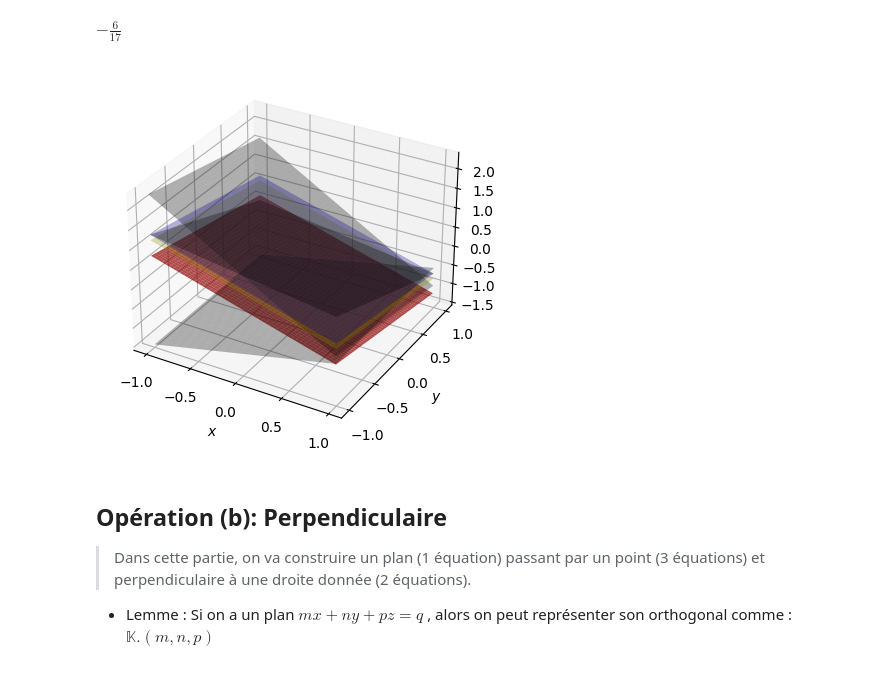
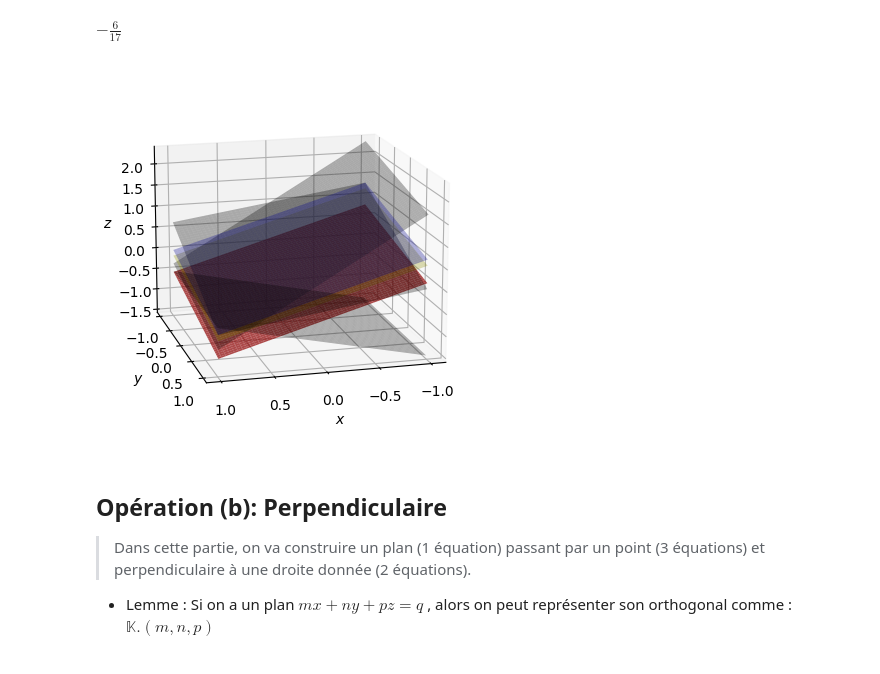
Before and after one commit to Languisher/Projects-2023, a Jupyter notebook: Projet_AL/Projet_Final.ipynb, the cells around one changed output. Drawn from its saved outputs; the diff is of its cells as text; code cells hidden in the pictures.

```diff
--- a/Projet_AL/Projet_Final.ipynb
+++ b/Projet_AL/Projet_Final.ipynb
@@ -283,35 +283,35 @@ for i in range(3):
     ax.plot_surface(X, Y, point_intersection_Z[i], color="black", alpha=0.3)
 
 # ---Le résultat d'après le théorème d'hyperplan--- #
 plan_nouveau_Z = ((n_lamda * point_intersection.params[0][3] + \
                  n_mu * point_intersection.params[1][3] + \
                  n_gamma * point_intersection.params[2][3]) - \
                  (n_lamda * point_intersection.params[0][0] +
                    n_mu * point_intersection.params[1][0] +
                    n_gamma * point_intersection.params[2][0]) * X - \
                  (n_lamda * point_intersection.params[0][1] +
                   n_mu * point_intersection.params[1][1] +
                   n_gamma * point_intersection.params[2][1]) * Y) / \
                  (n_lamda * point_intersection.params[0][2] +
                   n_mu * point_intersection.params[1][2] +
                   n_gamma * point_intersection.params[2][2])
 
 ax.plot_surface(X, Y, plan_nouveau_Z, color="yellow", alpha=0.3)
 
 ### ---NOUVEAU PART--- ###
 
 plan_reference_Z = (plan_reference.params[0][3] - plan_reference.params[0][0] * X - plan_reference.params[0][1] * Y) / plan_reference.params[0][2]
 ax.plot_surface(X, Y, plan_reference_Z, color="blue", alpha=0.3)
 ans_Z = (ans[3] - ans[0] * X - ans[1] * Y) / ans[2]
 ax.plot_surface(X, Y, ans_Z, color="red", alpha=0.7)
 ax.set_xlabel("$x$")
 ax.set_ylabel("$y$")
 ax.set_zlabel("$z$")
-# ax.view_init(azim=30, elev=15)
+ax.view_init(azim=75, elev=15)
 plt.savefig("./a3.pdf")
 plt.show()
 # %% [output]
-[figure, old version]
+[figure, new version]
 # %% [markdown]
 ## Opération (b): Perpendiculaire
 
```
Also changed, not shown: 1 other file.
